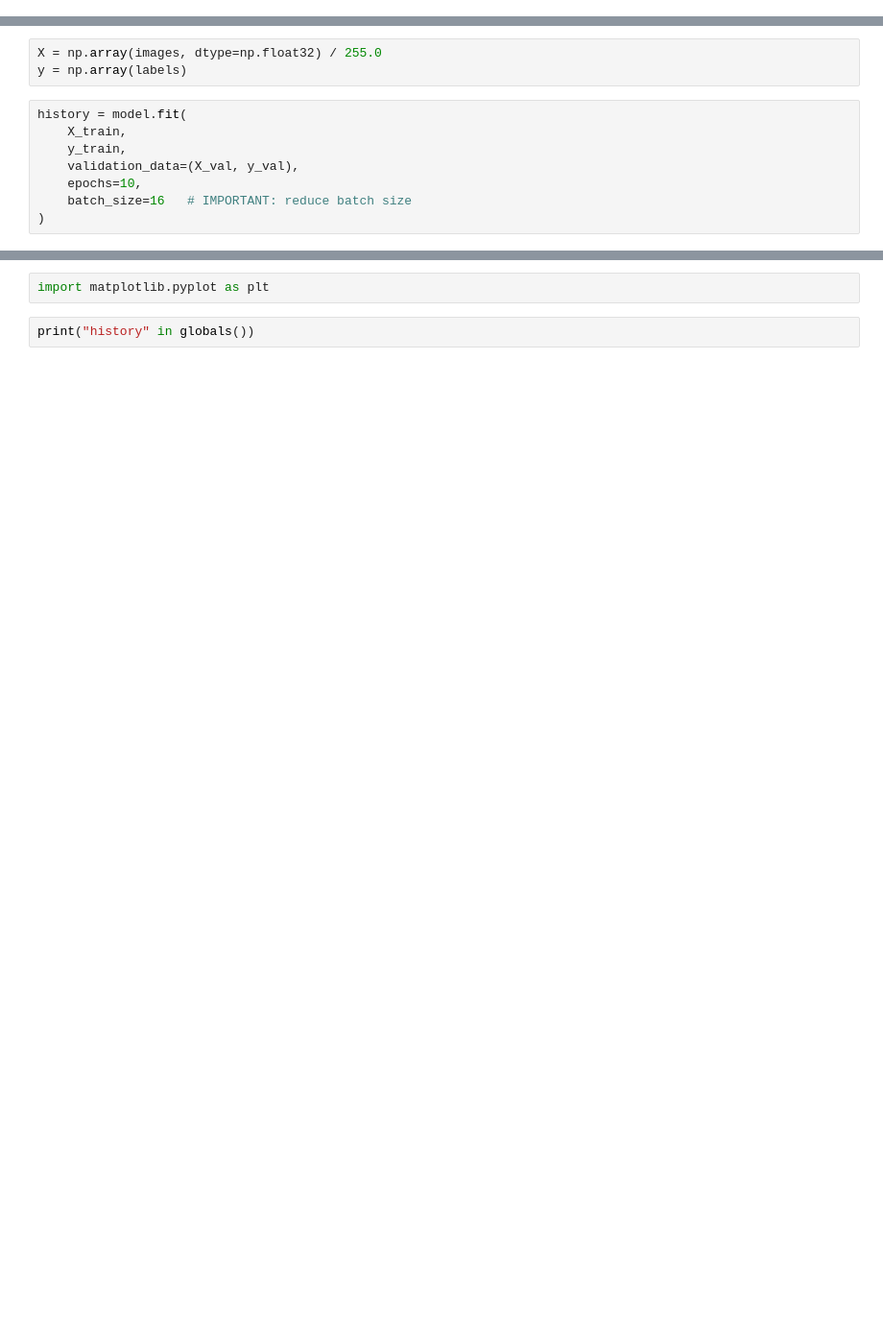
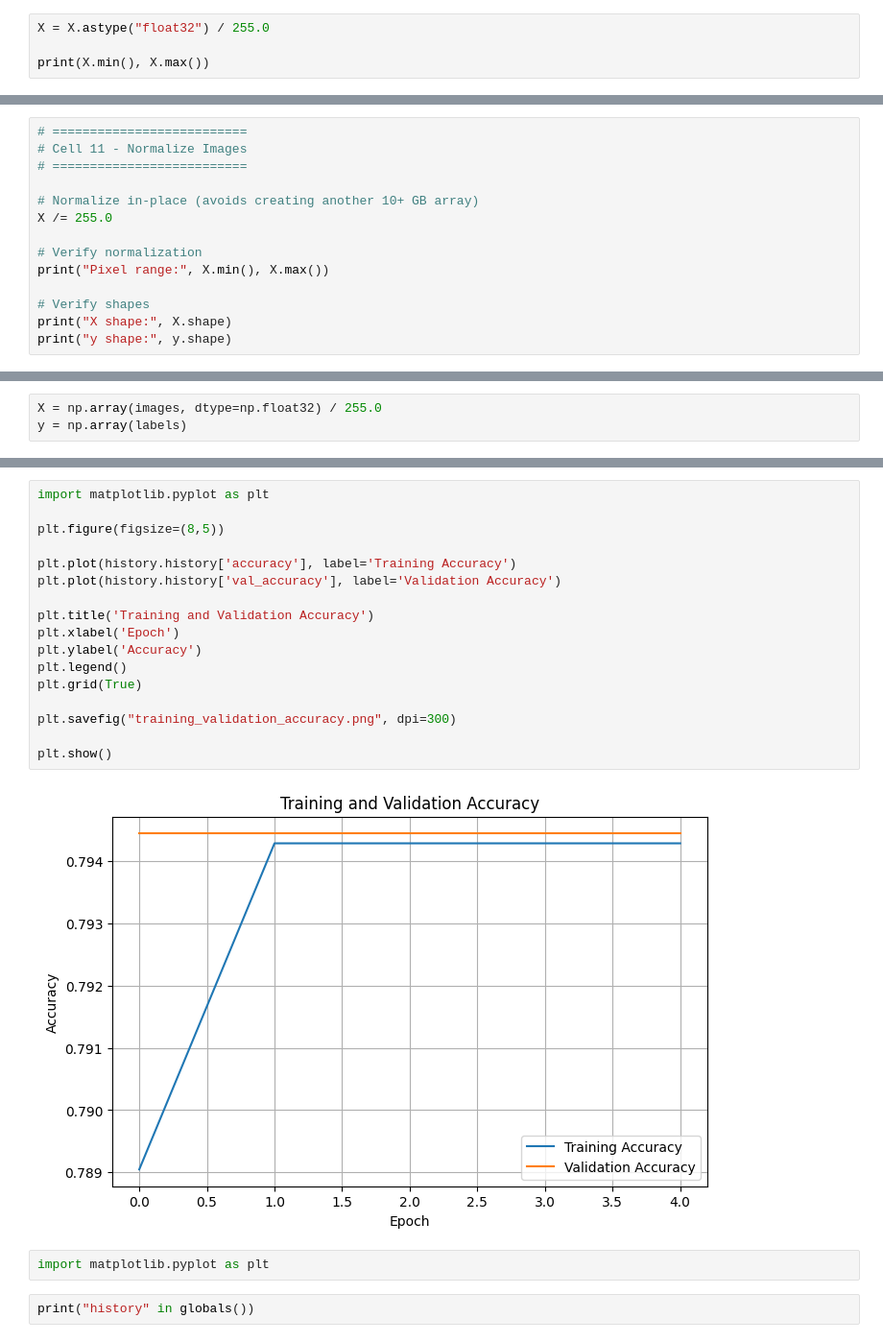
Before and after one commit to Shariq7427/Wildfire-Damage-Classification, a Jupyter notebook: notebooks/wildfire_damage_classification.ipynb, the cells around one changed output, grey strips where cells are left out. Shown at 96% size. Saved outputs shown, nothing was run; the diff lists cells and outputs as text; blank space fills up the shorter version.

```diff
--- a/notebooks/wildfire_damage_classification.ipynb
+++ b/notebooks/wildfire_damage_classification.ipynb
@@ -42,0 +119,4 @@ print(X.shape, y.shape)
+# %%
+X = X.astype("float32") / 255.0
+
+print(X.min(), X.max())
@@ -161,0 +299,14 @@ y_test_cat = to_categorical(y_test)
+# %%
+# ==========================
+# Cell 11 - Normalize Images
+# ==========================
+
+# Normalize in-place (avoids creating another 10+ GB array)
+X /= 255.0
+
+# Verify normalization
+print("Pixel range:", X.min(), X.max())
+
+# Verify shapes
+print("X shape:", X.shape)
+print("y shape:", y.shape)
@@ -259,11 +419,3 @@ Retrying in 1s [Retry 1/5].
 # %%
 X = np.array(images, dtype=np.float32) / 255.0
 y = np.array(labels)
-# %%
-history = model.fit(
-    X_train,
-    y_train,
-    validation_data=(X_val, y_val),
-    epochs=10,
-    batch_size=16   # IMPORTANT: reduce batch size
-)
@@ -291,3 +422,22 @@ Epoch 10/10
+# %%
+import matplotlib.pyplot as plt
+
+plt.figure(figsize=(8,5))
+
+plt.plot(history.history['accuracy'], label='Training Accuracy')
+plt.plot(history.history['val_accuracy'], label='Validation Accuracy')
+
+plt.title('Training and Validation Accuracy')
+plt.xlabel('Epoch')
+plt.ylabel('Accuracy')
+plt.legend()
+plt.grid(True)
+
+plt.savefig("training_validation_accuracy.png", dpi=300)
+
+plt.show()
+# %% [output]
+[figure, added]
 # %%
 import matplotlib.pyplot as plt
 # %%
```
Also changed, not shown: parts of 53 cells of this notebook, 3 other files.
